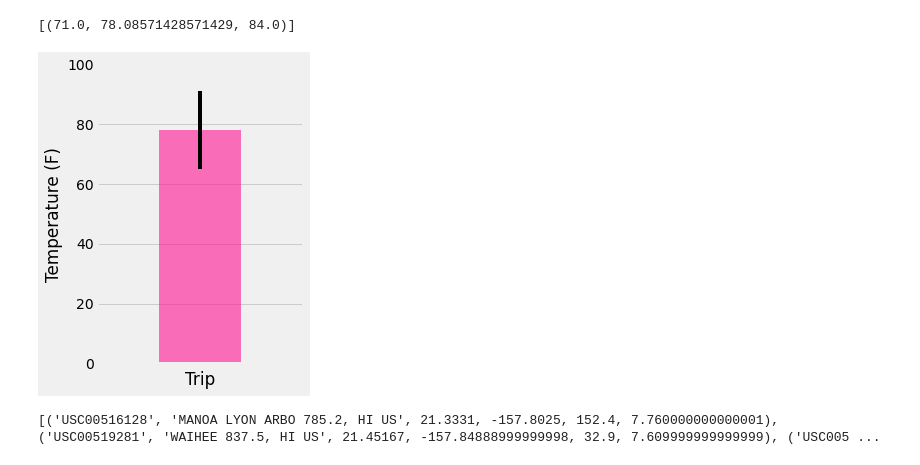
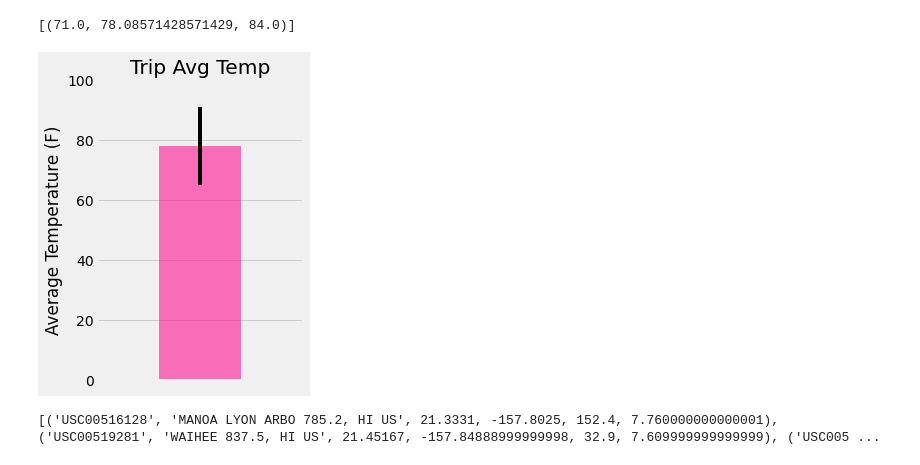
Before and after one commit to Lafayola/sqlalchemy-challenge, a Jupyter notebook: climate_starter SN.ipynb, the cells around one changed output. Cells and saved outputs as stored; diff of their text form; code cells hidden in the pictures.

Commit message:
Corrected Bar Chart

```diff
--- a/climate_starter SN.ipynb
+++ b/climate_starter SN.ipynb
@@ -311,31 +311,32 @@ print(temp_avg_last12)
 # %%
 # Plot the results from your previous query as a bar chart.
 # Use "Trip Avg Temp" as your Title
 # Use the average temperature for the y value
 # Use the peak-to-peak (tmax-tmin) value as the y error bar (yerr)
 error = temp_avg_last12[0][2]-temp_avg_last12[0][0]
 avg_temp = temp_avg_last12[0][1]
 min_temp = temp_avg_last12[0][0]
 max_temp = temp_avg_last12[0][2]
 
 fig, ax = plt.subplots(figsize=(4,5))
 bar_chart = ax.bar(1 , avg_temp, color= '#FF1493', tick_label='',yerr=error, alpha=0.6)
-ax.set_xlabel("Trip")
-ax.set_ylabel("Temperature (F)")
+
+ax.set_ylabel("Average Temperature (F)")
+plt.title("Trip Avg Temp")
 
 def autolabels(rects):
     for rect in rects:
         h=rect.get_height()
 
 #label the bars
 autolabels(bar_chart)
 plt.ylim(0, 100)
 plt.xlim(0,2)
 ax.xaxis.grid()
 fig.tight_layout()
 plt.show()
 # %% [output]
-[figure, old version]
+[figure, new version]
 # %%
 # Calculate the total amount of rainfall per weather station for your trip dates using the previous year's matching dates.
 # Sort this in descending order by precipitation amount and list the station, name, latitude, longitude, and elevation
```
